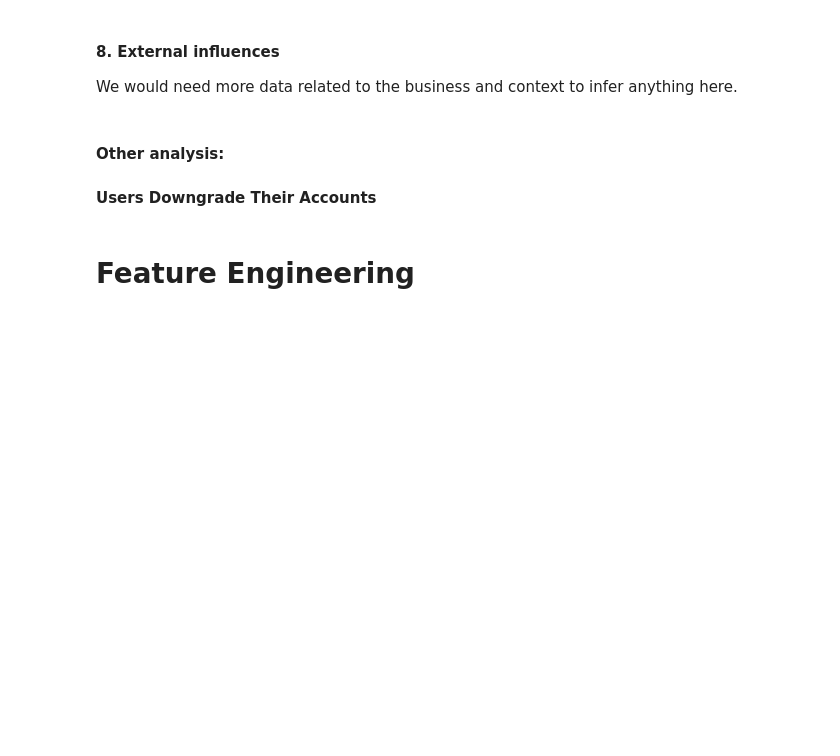
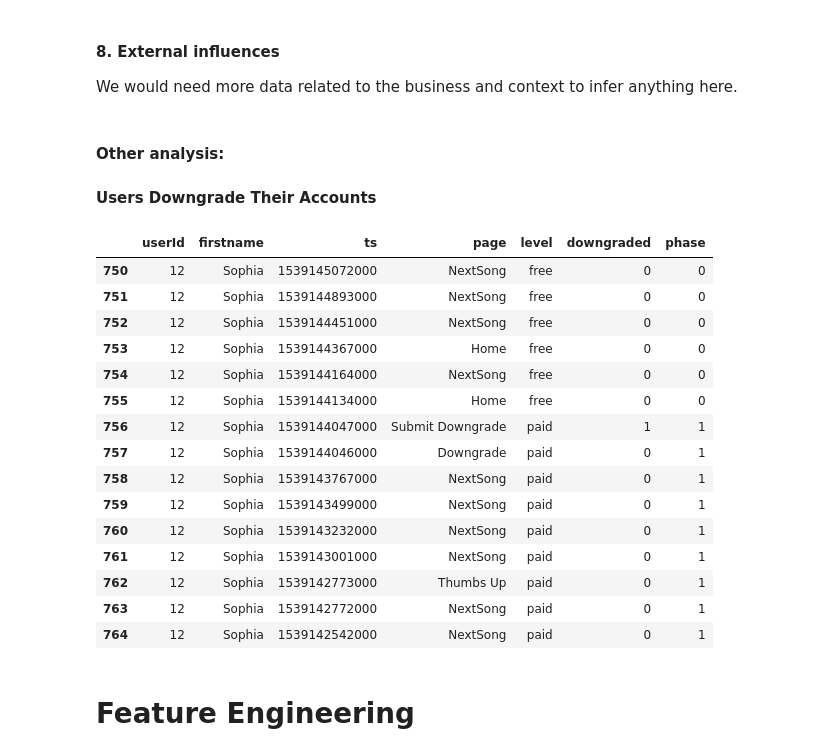
Before and after one commit to marcelokscunha/projects, a Jupyter notebook: spark-churn/Sparkify-local.ipynb, the cells around one changed output. Cells and saved outputs as stored; diff of their text form; code cells hidden in the pictures; blank space fills up the shorter version.

```diff
--- a/spark-churn/Sparkify-local.ipynb
+++ b/spark-churn/Sparkify-local.ipynb
@@ -391,22 +582,36 @@ We would need more data related to the business and context to infer anything he
 
 #### Users Downgrade Their Accounts
 # %%
-# We find when users downgrade their accounts and then flag those log entries. Then we use a window function and cumulative sum to distinguish each user's data as either pre or post downgrade events.
+# We find when users downgrade their accounts and then flag those log entries.
+# Then we use a window function to create 2 phases (0 for pre-downgrade 1 for pos-downgrade) using a cumulative sum for each user.
 
-user_log_valid.filter("page = 'Submit Downgrade'").show()
+flag_downgrade_event = udf(lambda x: 1 if x == 'Submit Downgrade' else 0, IntegerType())
 
-user_log.select(["userId", "firstname", "page", "level", "song"]).where(user_log.userId == "1138").collect()
+df = df.withColumn('downgraded', flag_downgrade_event('page'))
 
-flag_downgrade_event = udf(lambda x: 1 if x == "Submit Downgrade" else 0, IntegerType())
+windowval = Window.partitionBy('userId').orderBy(desc('ts')).rangeBetween(Window.unboundedPreceding, 0)
 
-user_log_valid = user_log_valid.withColumn("downgraded", flag_downgrade_event("page"))
-
-user_log_valid.head()
-
-windowval = Window.partitionBy("userId").orderBy(desc("ts")).rangeBetween(Window.unboundedPreceding, 0)
-
-user_log_valid = user_log_valid.withColumn("phase", Fsum("downgraded").over(windowval))
-
-user_log_valid.select(["userId", "firstname", "ts", "page", "level", "phase"]).where(user_log.userId == "1138").sort("ts").collect()
+df = df.withColumn('phase', sparkSum('downgraded').over(windowval))
+# %%
+# Taking userId 12 as example
+df.select(["userId", "firstname", "ts", "page", "level", "downgraded", "phase"]).where(df.userId == "12").sort(desc("ts"))\
+    .toPandas().iloc[750:765,:]
+# %% [output]
+|  | userId | firstname | ts | page | level | downgraded | phase |
+| 750 | 12 | Sophia | 1539145072000 | NextSong | free | 0 | 0 |
+| 751 | 12 | Sophia | 1539144893000 | NextSong | free | 0 | 0 |
+| 752 | 12 | Sophia | 1539144451000 | NextSong | free | 0 | 0 |
+| 753 | 12 | Sophia | 1539144367000 | Home | free | 0 | 0 |
+| 754 | 12 | Sophia | 1539144164000 | NextSong | free | 0 | 0 |
+| 755 | 12 | Sophia | 1539144134000 | Home | free | 0 | 0 |
+| 756 | 12 | Sophia | 1539144047000 | Submit Downgrade | paid | 1 | 1 |
+| 757 | 12 | Sophia | 1539144046000 | Downgrade | paid | 0 | 1 |
+| 758 | 12 | Sophia | 1539143767000 | NextSong | paid | 0 | 1 |
+| 759 | 12 | Sophia | 1539143499000 | NextSong | paid | 0 | 1 |
+| 760 | 12 | Sophia | 1539143232000 | NextSong | paid | 0 | 1 |
+| 761 | 12 | Sophia | 1539143001000 | NextSong | paid | 0 | 1 |
+| 762 | 12 | Sophia | 1539142773000 | Thumbs Up | paid | 0 | 1 |
+| 763 | 12 | Sophia | 1539142772000 | NextSong | paid | 0 | 1 |
+| 764 | 12 | Sophia | 1539142542000 | NextSong | paid | 0 | 1 |
 # %% [markdown]
 # Feature Engineering
```
Also changed, not shown: parts of 29 cells of this notebook, 1 other file.
